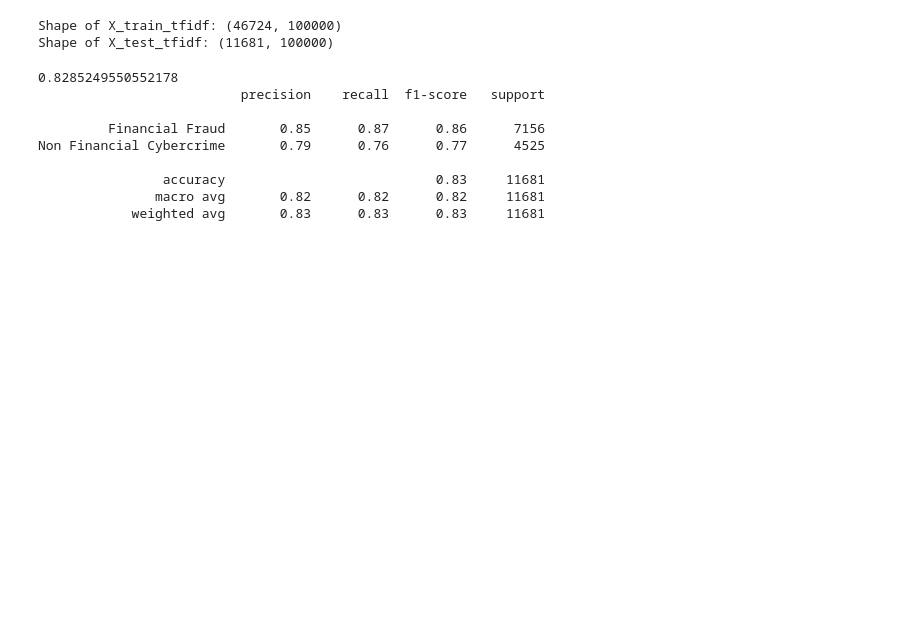
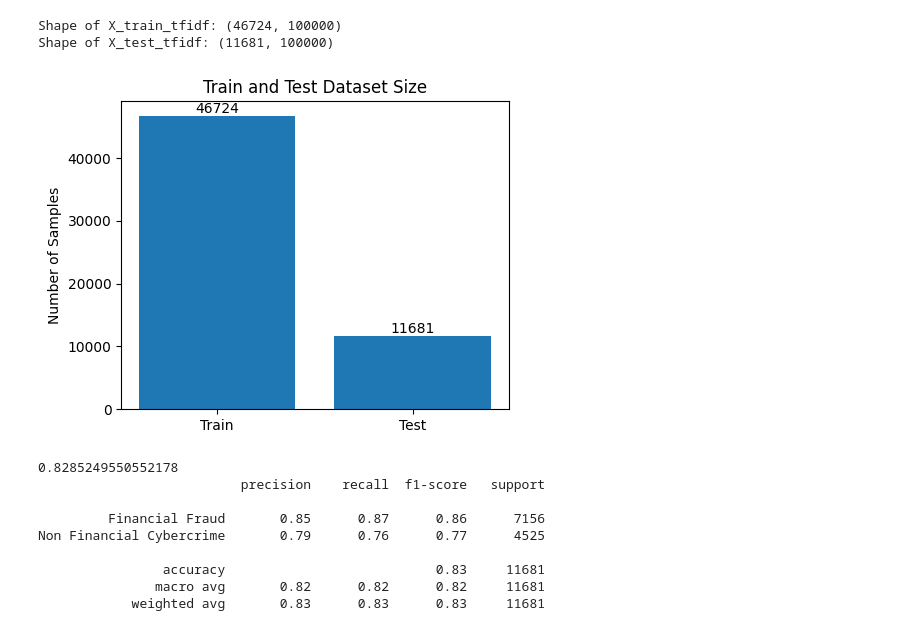
Before and after one commit to ShahriarKS/Cybercrime-Text-Classification, a Jupyter notebook: notebook/CyberCrime.ipynb, the cells around one changed output. Saved outputs shown, nothing was run; the diff lists cells and outputs as text; code cells hidden in the pictures; blank space fills up the shorter version.

```diff
--- a/notebook/cybercrimeProject.ipynb
+++ b/notebook/CyberCrime.ipynb
@@ -118,6 +118,24 @@ print("Shape of X_test_tfidf:", X_test_tfidf.shape)
 # %% [output]
 Shape of X_train_tfidf: (46724, 100000)
 Shape of X_test_tfidf: (11681, 100000)
+# %%
+import matplotlib.pyplot as plt
+
+datasets = ['Train', 'Test']
+samples = [46724, 11681]
+
+plt.figure(figsize=(5,4))
+plt.bar(datasets, samples)
+
+plt.title("Train and Test Dataset Size")
+plt.ylabel("Number of Samples")
+
+for i, v in enumerate(samples):
+    plt.text(i, v+500, str(v), ha='center')
+
+plt.show()
+# %% [output]
+[figure, added]
 # %%
 from sklearn.linear_model import SGDClassifier
 
```
Also changed, not shown: 9 other files.
